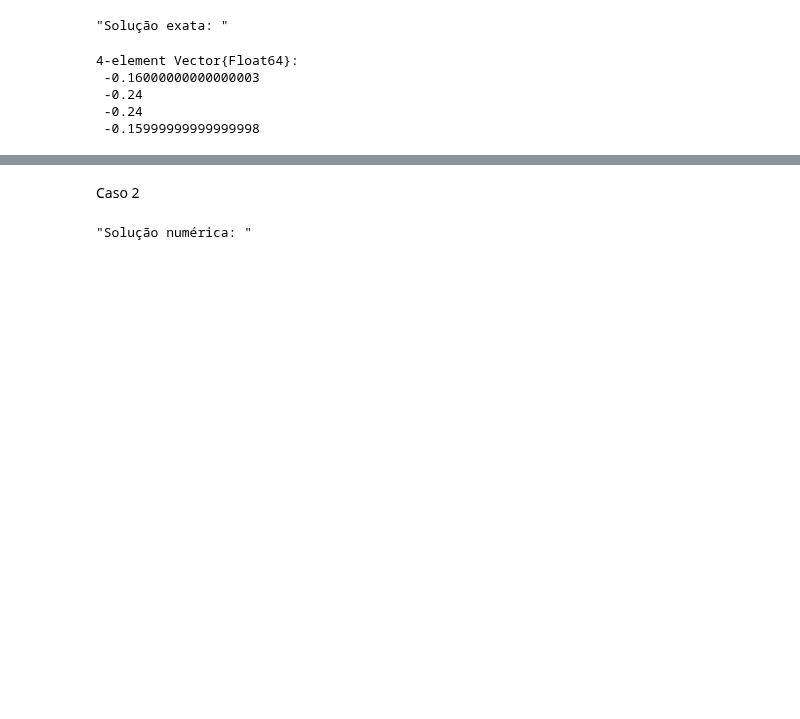
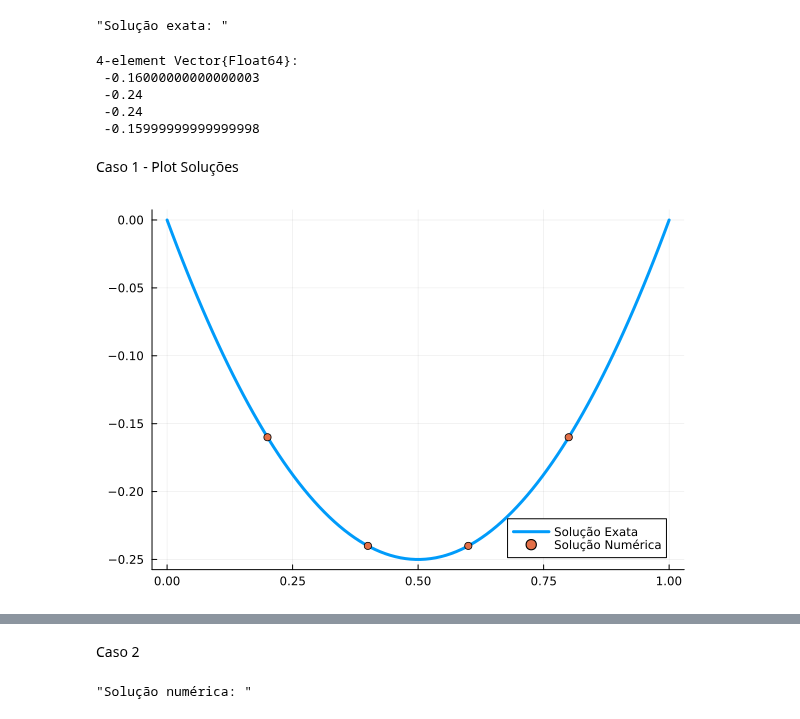
Before and after one commit to CarlosEduardoValladares/Elementos-Finitos-2024.2, a Jupyter notebook: elementos_finitos_01.ipynb, the cells around one changed output, grey strips where cells are left out. Saved outputs shown, nothing was run; the diff lists cells and outputs as text; code cells hidden in the pictures; blank space fills up the shorter version.

Commit message:
Feitos os plots de soluções e erros

```diff
--- a/elementos_finitos_01.ipynb
+++ b/elementos_finitos_01.ipynb
@@ -114,3 +114,11 @@ display(exact_sol)
  -0.24
  -0.24
  -0.15999999999999998
+# %% [markdown]
+Caso 1 - Plot Soluções
+# %%
+points = get_point.(1:m, Iterators.repeated(m, m))
+plot(f1_solution, range(0, 1, 100), lw=3, label="Solução Exata")
+plot!(points, num_sol, lw=3, seriestype=:scatter, label="Solução Numérica")
+# %% [output]
+[figure, added]
```
Also changed, not shown: parts of 9 cells of this notebook.
